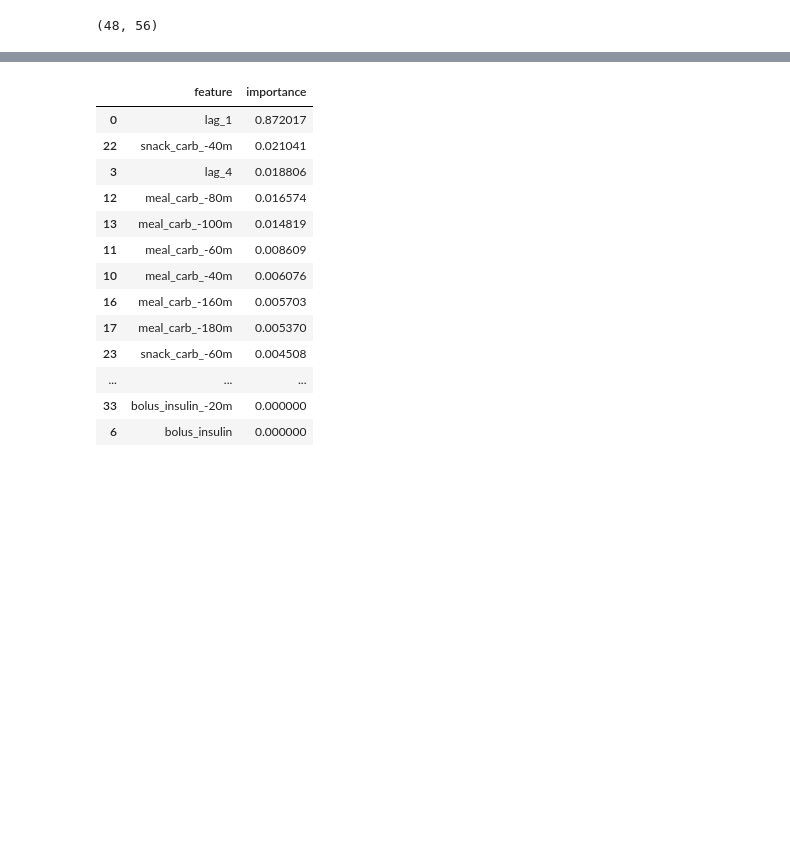
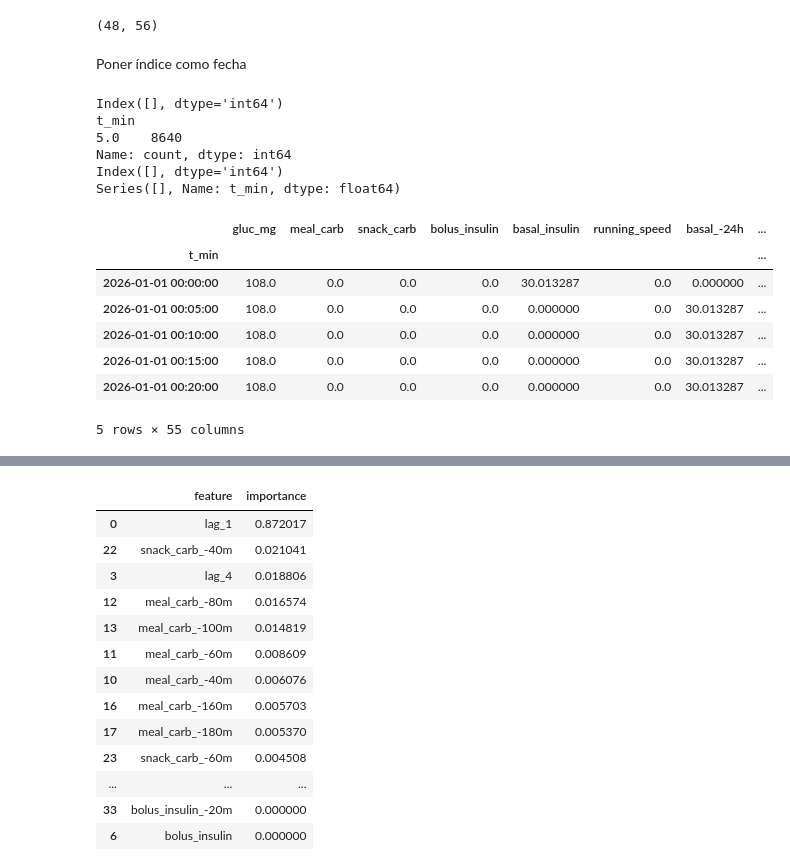
Before and after one commit to WillyFtAb/TFG-GIS-Predictor-glucosa, a Jupyter notebook: Pruebas/estadisticas.ipynb, the cells around one changed output, grey strips where cells are left out. Cells and saved outputs as stored; diff of their text form; code cells hidden in the pictures; blank space fills up the shorter version.

```diff
--- a/Pruebas/estadisticas.ipynb
+++ b/Pruebas/estadisticas.ipynb
@@ -238,6 +238,44 @@ filas_con_na = df_prueba[df_prueba.isnull().any(axis=1)]
 print(filas_con_na.shape)
 # %% [output]
 (48, 56)
+# %% [markdown]
+Poner índice como fecha
+# %%
+# Comprobar que los índices y la columna t_min está correctamente remuestreada
+dupes = df_prueba.index[df_prueba.index.duplicated(keep=False)]
+print(dupes)
+
+diffs = df_prueba['t_min'].diff().dropna().value_counts()
+print(diffs)
+
+df_prueba['t_min'][df_prueba['t_min']%5>0]
+
+# Locate the offending row
+bad_idx = df_prueba['t_min'].diff()[df_prueba['t_min'].diff() < 0].index
+print(bad_idx)
+print(df_prueba.loc[bad_idx, 't_min'])  # rows around the jump
+# %% [output]
+Index([], dtype='int64')
+t_min
+5.0    8640
+Name: count, dtype: int64
+Index([], dtype='int64')
+Series([], Name: t_min, dtype: float64)
+# %%
+START = '2026-01-01'
+df_prueba.index = pd.to_datetime(START) + pd.to_timedelta(df_prueba['t_min'], unit='min')
+df_prueba = df_prueba.drop(columns=['t_min'])
+df_prueba = df_prueba.asfreq("5min")
+df_prueba.head()
+# %% [output]
+|  | gluc_mg | meal_carb | snack_carb | bolus_insulin | basal_insulin | running_speed | basal_-24h | ... |
+| t_min |  |  |  |  |  |  |  | ... |
+| 2026-01-01 00:00:00 | 108.0 | 0.0 | 0.0 | 0.0 | 30.013287 | 0.0 | 0.000000 | ... |
+| 2026-01-01 00:05:00 | 108.0 | 0.0 | 0.0 | 0.0 | 0.000000 | 0.0 | 30.013287 | ... |
+| 2026-01-01 00:10:00 | 108.0 | 0.0 | 0.0 | 0.0 | 0.000000 | 0.0 | 30.013287 | ... |
+| 2026-01-01 00:15:00 | 108.0 | 0.0 | 0.0 | 0.0 | 0.000000 | 0.0 | 30.013287 | ... |
+| 2026-01-01 00:20:00 | 108.0 | 0.0 | 0.0 | 0.0 | 0.000000 | 0.0 | 30.013287 | ... |
+5 rows × 55 columns
 # %%
 from skforecast.direct import ForecasterDirect
 from xgboost import XGBRegressor
```
Also changed, not shown: parts of 11 cells of this notebook.
